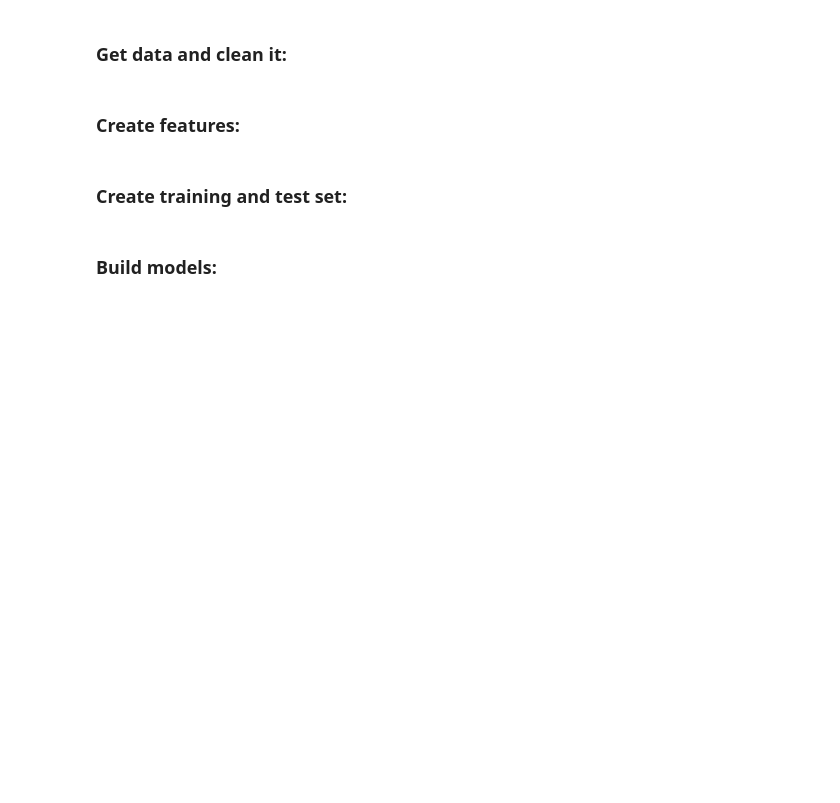
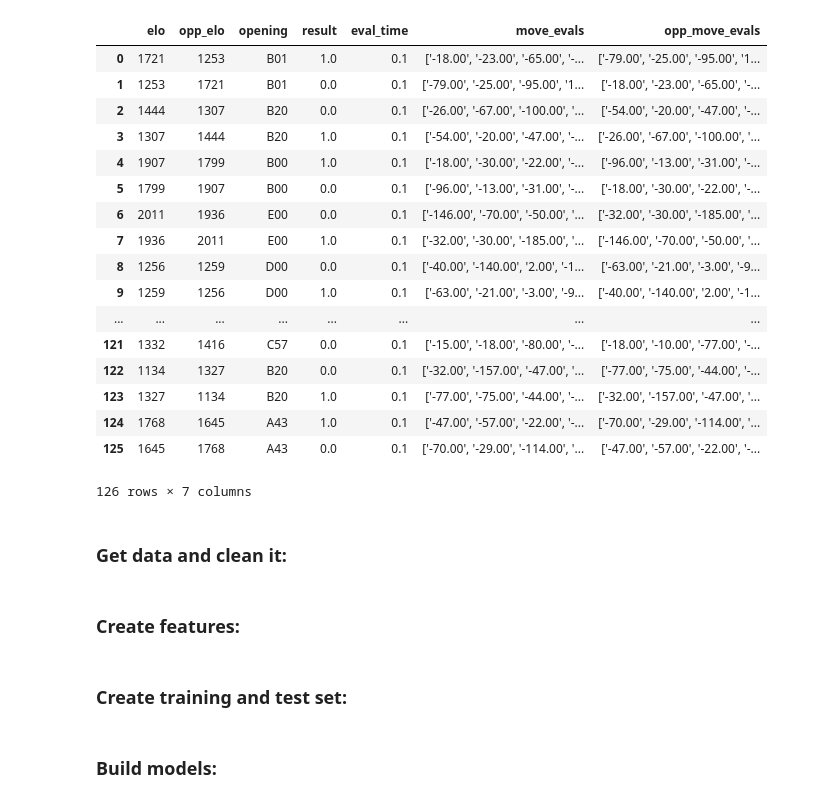
Before and after one commit to tmahlstrom/DI_proposal, a Jupyter notebook: code/feature_selection_and_model_building.ipynb, the cells around one changed output. Drawn from its saved outputs; the diff is of its cells as text; code cells hidden in the pictures; blank space fills up the shorter version.

```diff
--- a/code/feature_selection_and_model_building.ipynb
+++ b/code/feature_selection_and_model_building.ipynb
@@ -151,6 +151,54 @@ def get_new_elo_perfs(eval_time):
 
 
     return elo_and_p
+# %%
+def get_performance_csv(eval_time = 0):
+
+    assert type(eval_time) is float, "Eval_time is not a float: %r" % name
+
+    time_str = "def"
+
+    if eval_time == 0.5:
+        time_str = "halfsecond"
+    if eval_time == 1.0:
+        time_str = "onesecond"
+    if eval_time == 3.0:
+        time_str = "threeseconds"
+    if eval_time == 15.0:
+        time_str = "fifteenseconds"
+
+    if time_str == "def":
+        print("Eval time not available")
+        return null
+
+    performances_file = "/Users/tylerahlstrom/Documents/GitHub/DI_proposal/data/stockfish_performances_" + time_str + ".csv"
+
+    with open(performances_file, 'r') as f:
+        df = pd.read_csv(f)
+    return df
+# %%
+df = get_performance_csv(eval_time = 15.0)
+
+df
+# %% [output]
+|  | elo | opp_elo | opening | result | eval_time | move_evals | opp_move_evals |
+| 0 | 1721 | 1253 | B01 | 1.0 | 0.1 | ['-18.00', '-23.00', '-65.00', '-... | ['-79.00', '-25.00', '-95.00', '1... |
+| 1 | 1253 | 1721 | B01 | 0.0 | 0.1 | ['-79.00', '-25.00', '-95.00', '1... | ['-18.00', '-23.00', '-65.00', '-... |
+| 2 | 1444 | 1307 | B20 | 0.0 | 0.1 | ['-26.00', '-67.00', '-100.00', '... | ['-54.00', '-20.00', '-47.00', '-... |
+| 3 | 1307 | 1444 | B20 | 1.0 | 0.1 | ['-54.00', '-20.00', '-47.00', '-... | ['-26.00', '-67.00', '-100.00', '... |
+| 4 | 1907 | 1799 | B00 | 1.0 | 0.1 | ['-18.00', '-30.00', '-22.00', '-... | ['-96.00', '-13.00', '-31.00', '-... |
+| 5 | 1799 | 1907 | B00 | 0.0 | 0.1 | ['-96.00', '-13.00', '-31.00', '-... | ['-18.00', '-30.00', '-22.00', '-... |
+| 6 | 2011 | 1936 | E00 | 0.0 | 0.1 | ['-146.00', '-70.00', '-50.00', '... | ['-32.00', '-30.00', '-185.00', '... |
+| 7 | 1936 | 2011 | E00 | 1.0 | 0.1 | ['-32.00', '-30.00', '-185.00', '... | ['-146.00', '-70.00', '-50.00', '... |
+| 8 | 1256 | 1259 | D00 | 0.0 | 0.1 | ['-40.00', '-140.00', '2.00', '-1... | ['-63.00', '-21.00', '-3.00', '-9... |
+| 9 | 1259 | 1256 | D00 | 1.0 | 0.1 | ['-63.00', '-21.00', '-3.00', '-9... | ['-40.00', '-140.00', '2.00', '-1... |
+| ... | ... | ... | ... | ... | ... | ... | ... |
+| 121 | 1332 | 1416 | C57 | 0.0 | 0.1 | ['-15.00', '-18.00', '-80.00', '-... | ['-18.00', '-10.00', '-77.00', '-... |
+| 122 | 1134 | 1327 | B20 | 0.0 | 0.1 | ['-32.00', '-157.00', '-47.00', '... | ['-77.00', '-75.00', '-44.00', '-... |
+| 123 | 1327 | 1134 | B20 | 1.0 | 0.1 | ['-77.00', '-75.00', '-44.00', '-... | ['-32.00', '-157.00', '-47.00', '... |
+| 124 | 1768 | 1645 | A43 | 1.0 | 0.1 | ['-47.00', '-57.00', '-22.00', '-... | ['-70.00', '-29.00', '-114.00', '... |
+| 125 | 1645 | 1768 | A43 | 0.0 | 0.1 | ['-70.00', '-29.00', '-114.00', '... | ['-47.00', '-57.00', '-22.00', '-... |
+126 rows × 7 columns
 # %%
 def remove_bugged_evals(provided_list):
 
```
Also changed, not shown: 6 other files.
